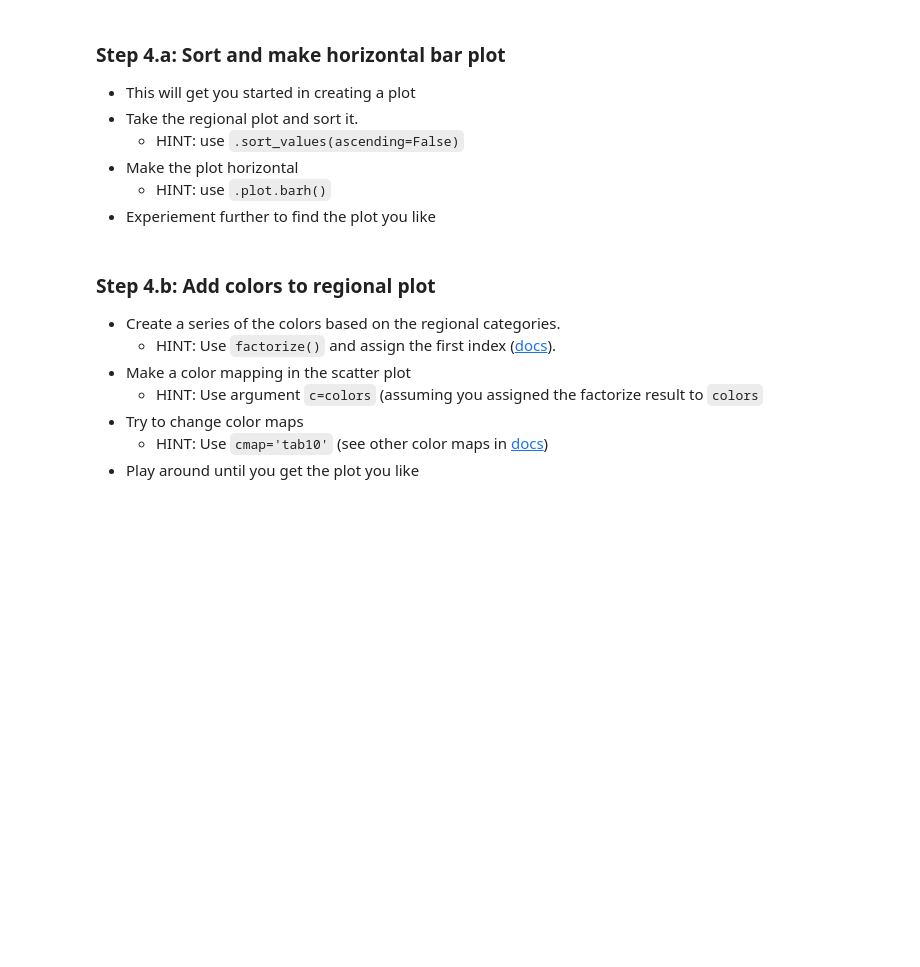
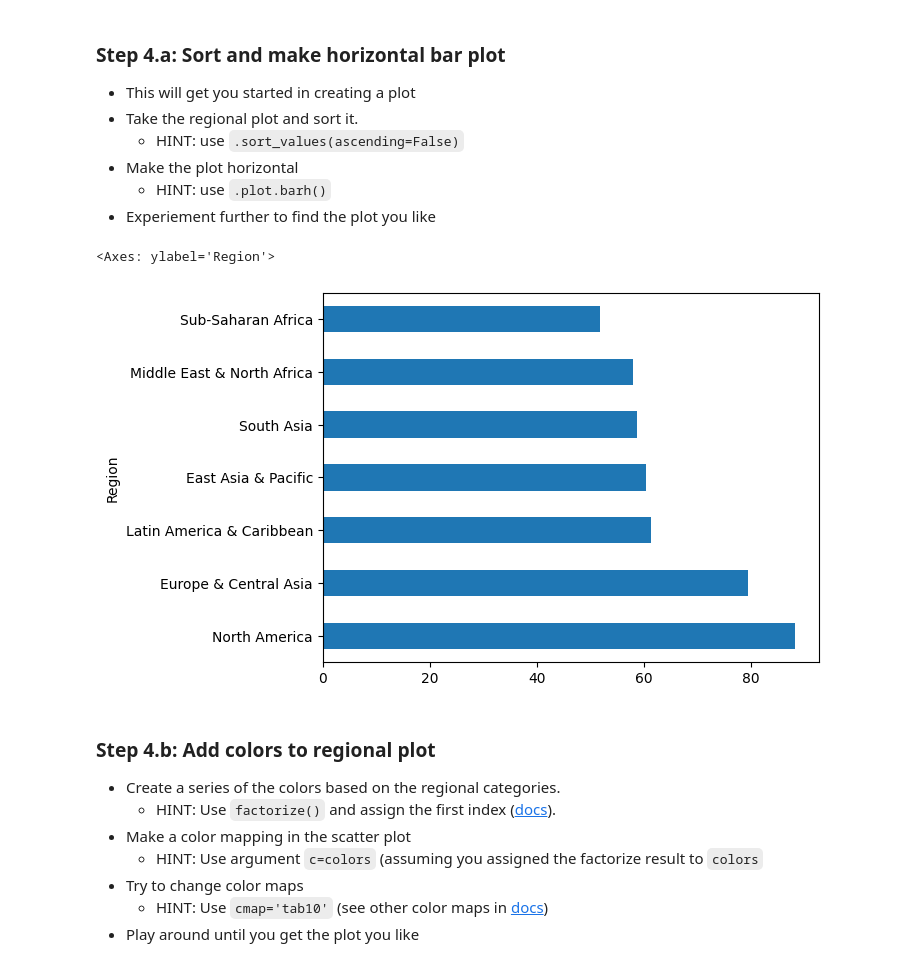
Before and after one commit to karim-mttk/DataScienceEssentials, a Jupyter notebook: 06 - Project - Statistical Performance Indicators (SPI).ipynb, the cells around one changed output. Saved outputs shown, nothing was run; the diff lists cells and outputs as text; code cells hidden in the pictures; blank space fills up the shorter version.

```diff
--- a/06 - Project - Statistical Performance Indicators (SPI).ipynb
+++ b/06 - Project - Statistical Performance Indicators (SPI).ipynb
@@ -232,6 +244,11 @@ Text(0, 0.5, 'Mean Value')
 - Make the plot horizontal
     - HINT: use `.plot.barh()`
 - Experiement further to find the plot you like
+# %%
+dataset.groupby('Region').mean()['SPI'].sort_values(ascending=False).plot.barh()
+# %% [output]
+<Axes: ylabel='Region'>
+[figure, added]
 # %% [markdown]
 ### Step 4.b: Add colors to regional plot
 - Create a series of the colors based on the regional categories.
```
Also changed, not shown: parts of 5 cells of this notebook.
